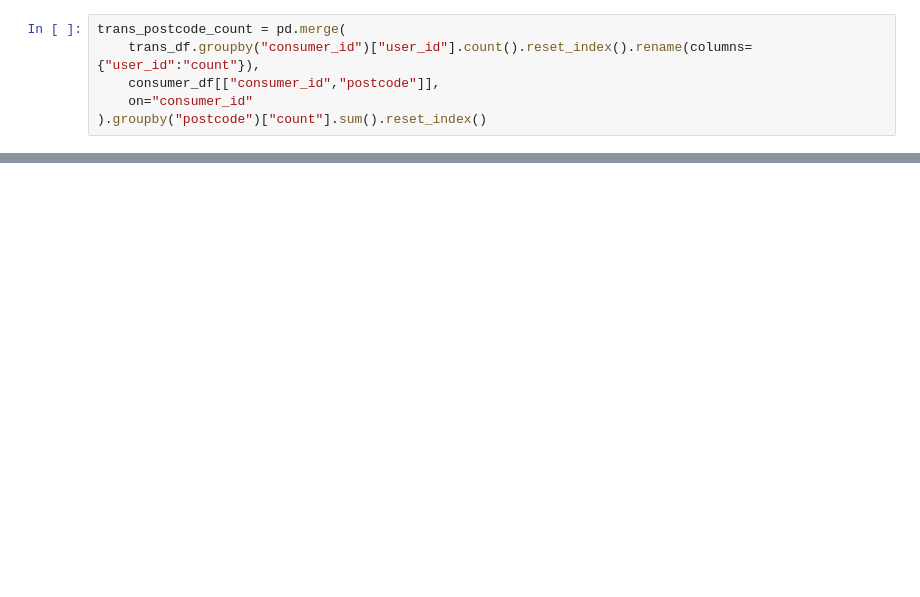
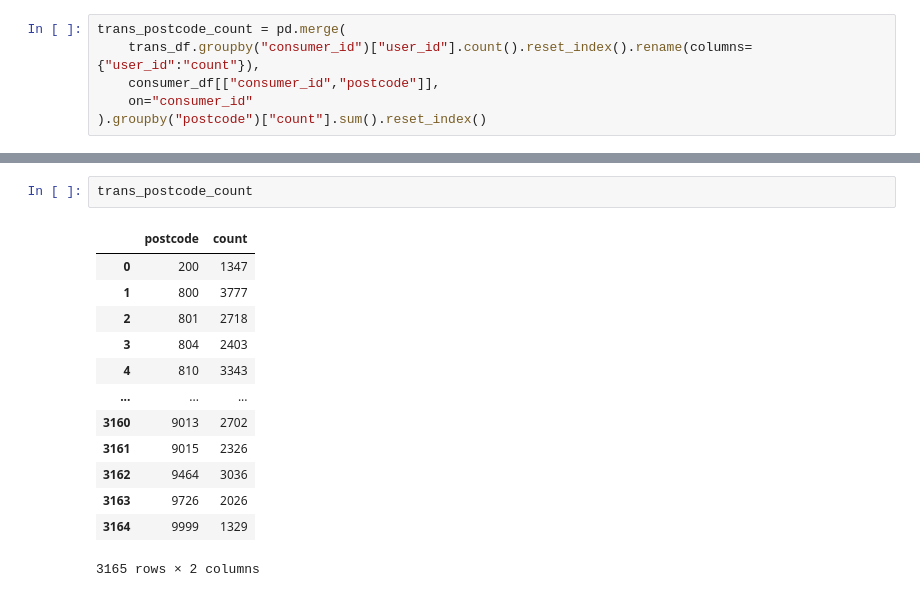
Before and after one commit to MAST30034-Applied-Data-Science/generic-buy-now-pay-later-project-group-45, a Jupyter notebook: notebooks/geoplot.ipynb, the cells around one changed output, grey strips where cells are left out. Saved outputs shown, nothing was run; the diff lists cells and outputs as text; blank space fills up the shorter version.

```diff
--- a/notebooks/geoplot.ipynb
+++ b/notebooks/geoplot.ipynb
@@ -69,0 +86,16 @@ pd.merge(
+# %%
+trans_postcode_count
+# %% [output]
+|  | postcode | count |
+| 0 | 200 | 1347 |
+| 1 | 800 | 3777 |
+| 2 | 801 | 2718 |
+| 3 | 804 | 2403 |
+| 4 | 810 | 3343 |
+| ... | ... | ... |
+| 3160 | 9013 | 2702 |
+| 3161 | 9015 | 2326 |
+| 3162 | 9464 | 3036 |
+| 3163 | 9726 | 2026 |
+| 3164 | 9999 | 1329 |
+3165 rows × 2 columns
```
Also changed, not shown: parts of 7 cells of this notebook.
